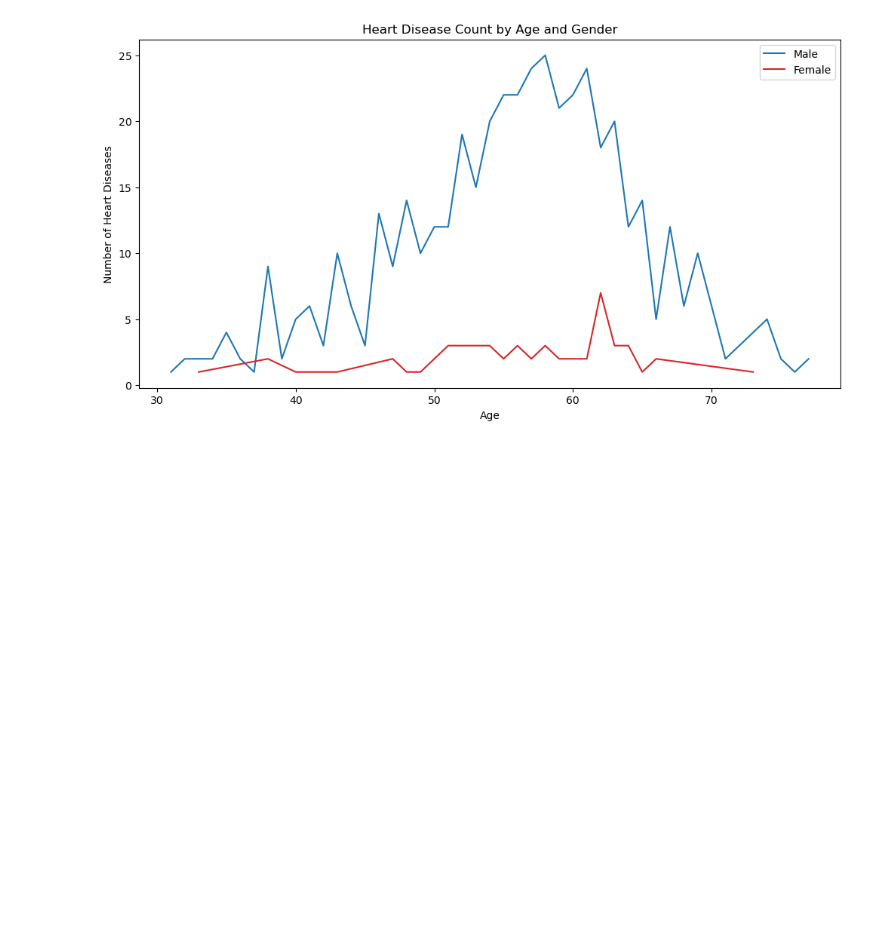
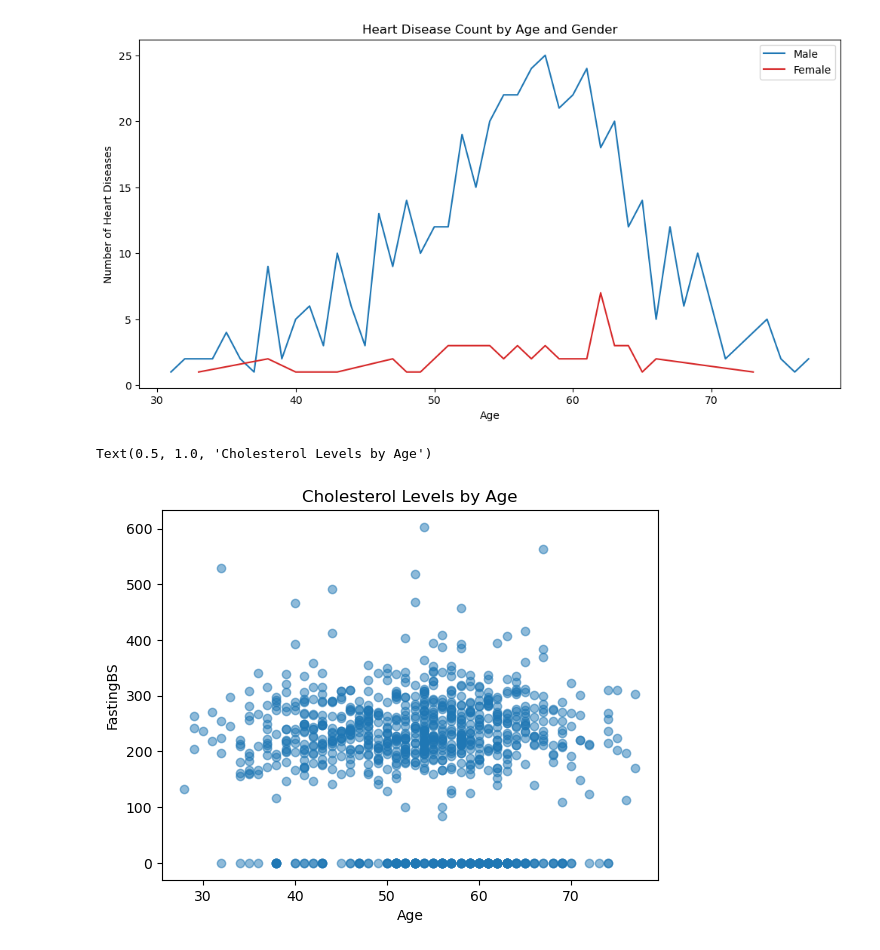
Before and after one commit to jKm00/master-courses, a Jupyter notebook: TDT4259-applied-data-science/individual-assignment/heart-failure-dataset.ipynb, the cells around one changed output. Saved outputs shown, nothing was run; the diff lists cells and outputs as text; code cells hidden in the pictures; blank space fills up the shorter version.

Commit message:
tdt4250: more plotting

```diff
--- a/TDT4259-applied-data-science/individual-assignment/heart-failure-dataset.ipynb
+++ b/TDT4259-applied-data-science/individual-assignment/heart-failure-dataset.ipynb
@@ -123,3 +123,12 @@ plt.legend()
 plt.show()
 # %% [output]
 [figure]
+# %%
+# Plot each entries with age on the x-axis and cholesterol on the y-axis
+plt.scatter(df['Age'], df['Cholesterol'], alpha=0.5)
+plt.xlabel('Age')
+plt.ylabel('FastingBS')
+plt.title('Cholesterol Levels by Age')
+# %% [output]
+Text(0.5, 1.0, 'Cholesterol Levels by Age')
+[figure, added]
```
